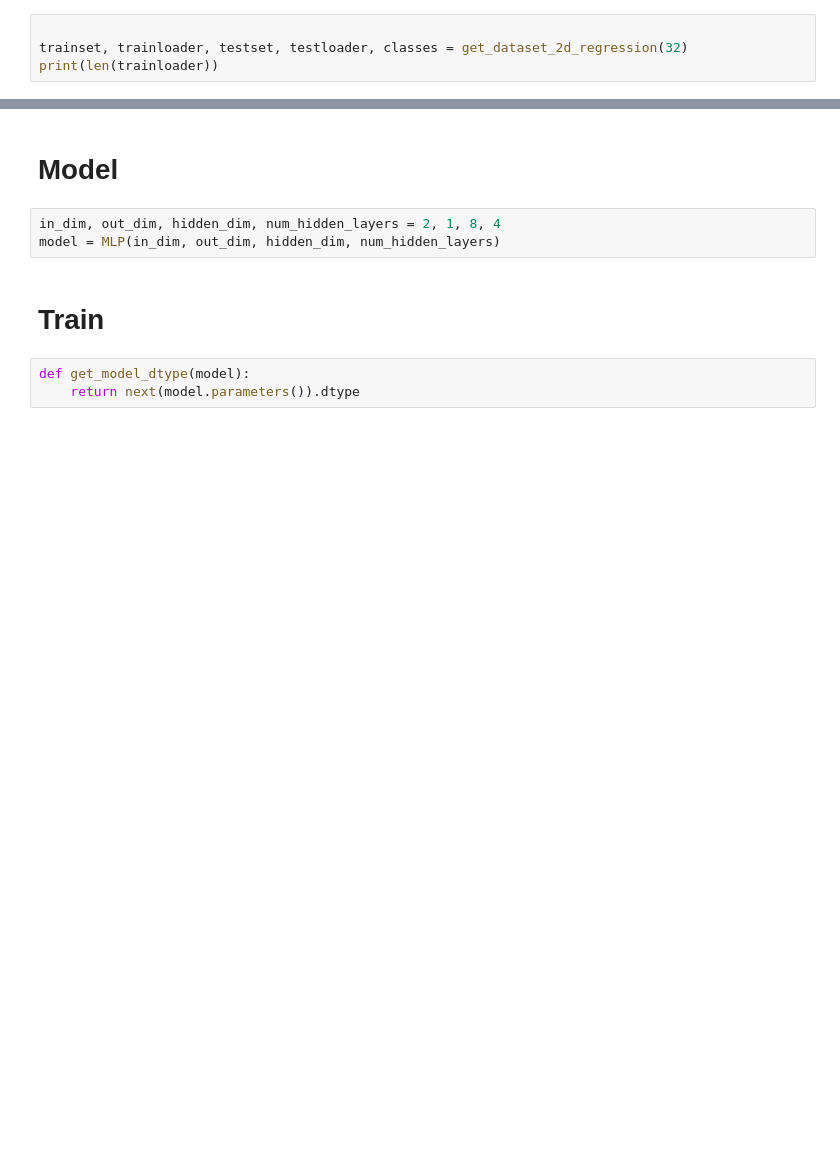
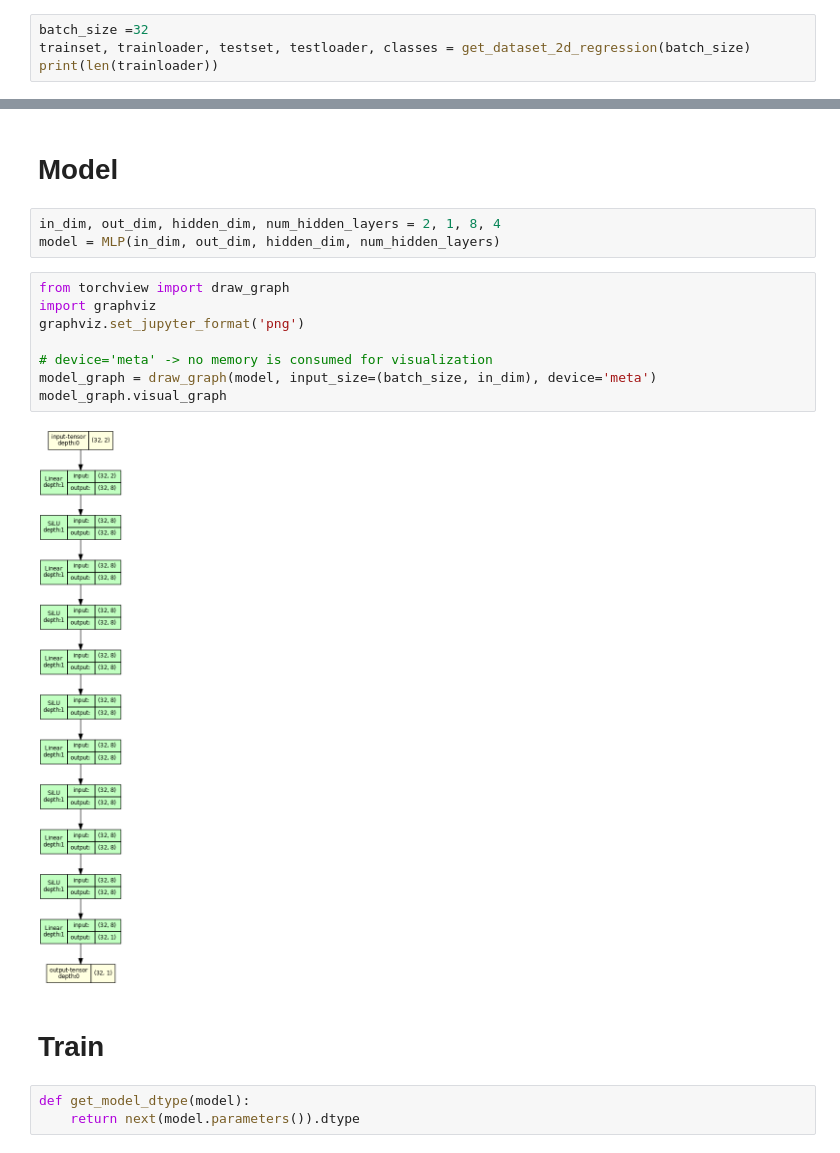
Before and after one commit to ermu2001/nyu_tandon_advanced_machine_learning, a Jupyter notebook: HW2/experiment_regression.ipynb, the cells around one changed output, grey strips where cells are left out. Cells and saved outputs as stored; diff of their text form; blank space fills up the shorter version.

```diff
--- a/HW2/experiment_regression.ipynb
+++ b/HW2/experiment_regression.ipynb
@@ -9,7 +10,7 @@ from datas import get_dataset_2d_regression
 # %% [markdown]
 # Data Set
 # %%
-
-trainset, trainloader, testset, testloader, classes = get_dataset_2d_regression(32)
+batch_size =32
+trainset, trainloader, testset, testloader, classes = get_dataset_2d_regression(batch_size)
 print(len(trainloader))
 # %% [output]
@@ -19,6 +20,16 @@ print(len(trainloader))
 # %%
 in_dim, out_dim, hidden_dim, num_hidden_layers = 2, 1, 8, 4
 model = MLP(in_dim, out_dim, hidden_dim, num_hidden_layers)
+# %%
+from torchview import draw_graph
+import graphviz
+graphviz.set_jupyter_format('png')
+
+# device='meta' -> no memory is consumed for visualization
+model_graph = draw_graph(model, input_size=(batch_size, in_dim), device='meta')
+model_graph.visual_graph
+# %% [output]
+[figure, added]
 # %% [markdown]
 # Train
 # %%
```
Also changed, not shown: parts of 10 cells of this notebook, 7 other files.
